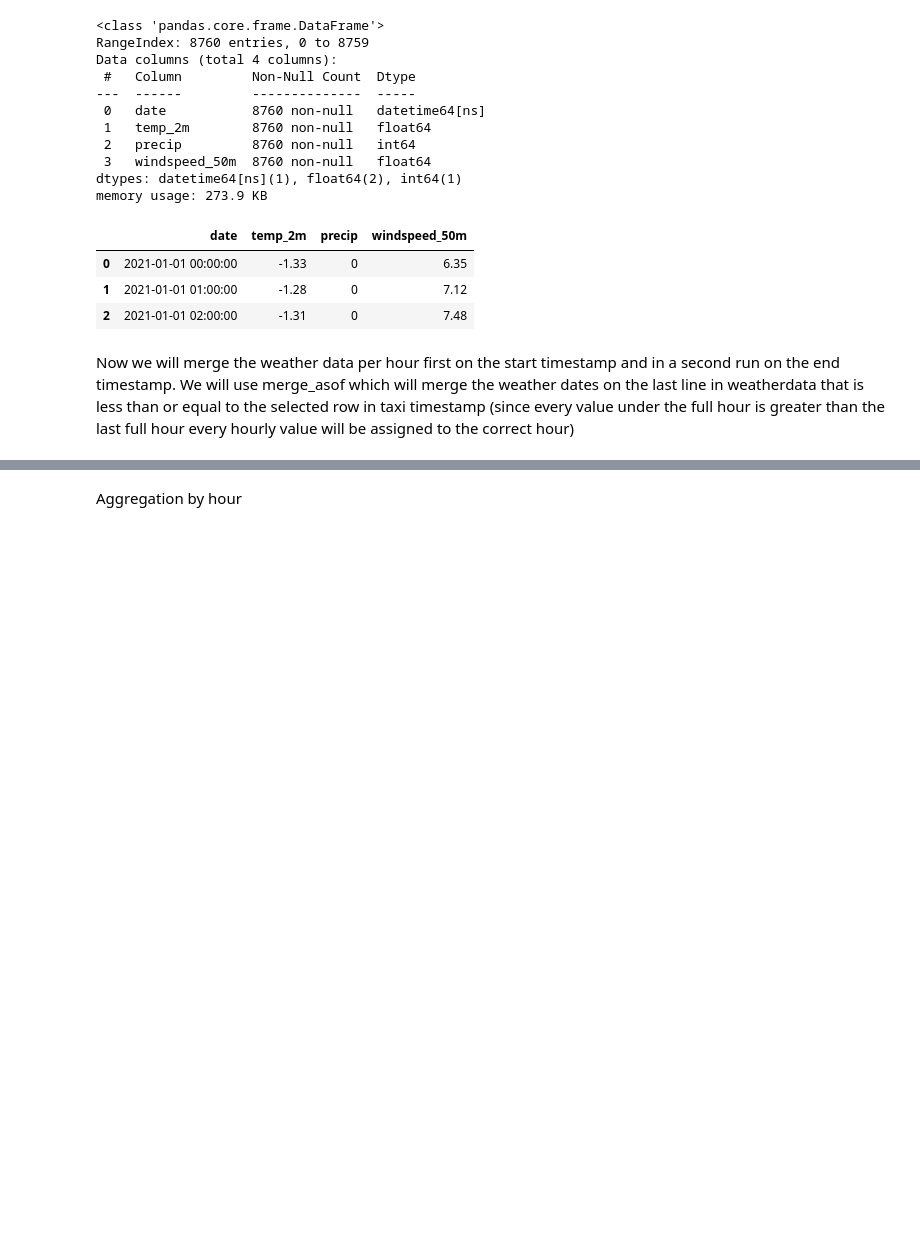
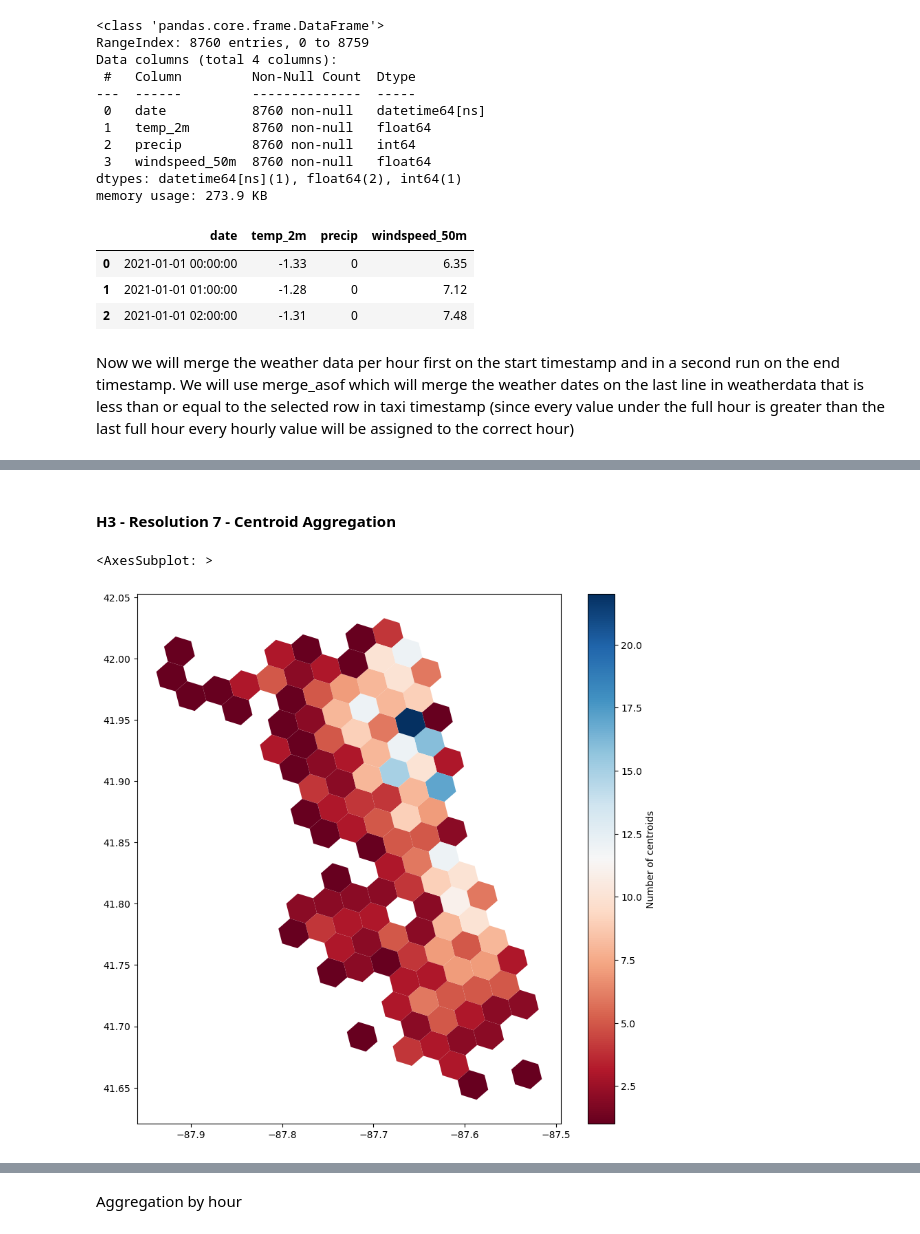
Before and after one commit to DominikH33/AAA-2023, a Jupyter notebook: 1_data_preperation.ipynb, the cells around one changed output, grey strips where cells are left out. Cells and saved outputs as stored; diff of their text form; code cells hidden in the pictures; blank space fills up the shorter version.

```diff
--- a/1_data_preperation.ipynb
+++ b/1_data_preperation.ipynb
@@ -195,0 +346,7 @@ taxi
+# %% [markdown]
+#### H3 - Resolution 7 - Centroid Aggregation
+# %%
+h3_centroids_geo_7.plot(legend=True, column='h3_7_count', figsize=(10, 10), cmap='RdBu', legend_kwds = {'label': "Number of centroids"})
+# %% [output]
+<AxesSubplot: >
+[figure, added]
```
Also changed, not shown: parts of 43 cells of this notebook.
